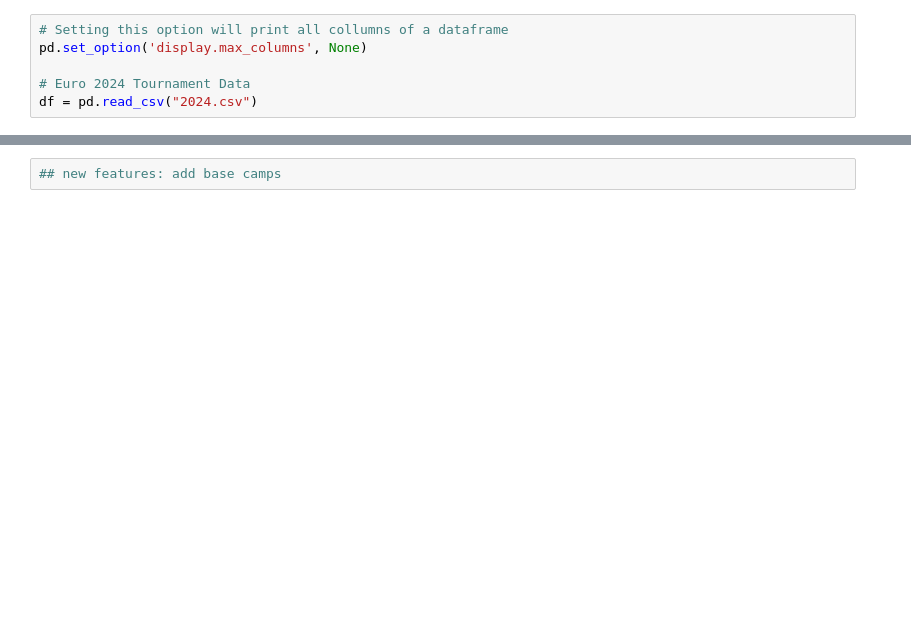
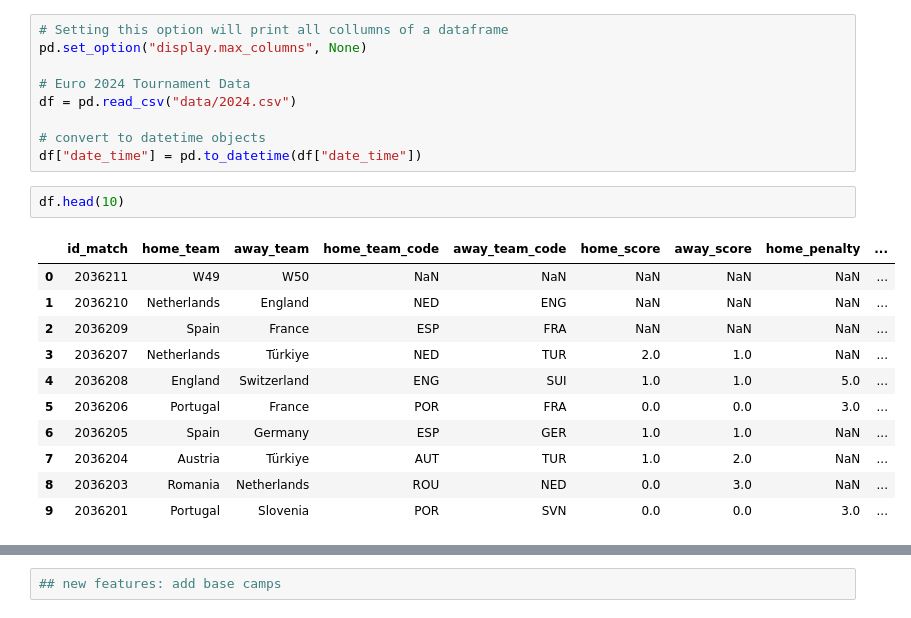
Before and after one commit to markuslangus/euro2024-data-project, a Jupyter notebook: folium.ipynb, the cells around one changed output, grey strips where cells are left out. Cells and saved outputs as stored; diff of their text form; blank space fills up the shorter version.

```diff
--- a/folium.ipynb
+++ b/folium.ipynb
@@ -3,6 +12,23 @@ import pandas as pd
 # %%
 # Setting this option will print all collumns of a dataframe
-pd.set_option('display.max_columns', None)
+pd.set_option("display.max_columns", None)
 
 # Euro 2024 Tournament Data
-df = pd.read_csv("2024.csv")
+df = pd.read_csv("data/2024.csv")
+
+# convert to datetime objects
+df["date_time"] = pd.to_datetime(df["date_time"])
+# %%
+df.head(10)
+# %% [output]
+|  | id_match | home_team | away_team | home_team_code | away_team_code | home_score | away_score | home_penalty | ... |
+| 0 | 2036211 | W49 | W50 | NaN | NaN | NaN | NaN | NaN | ... |
+| 1 | 2036210 | Netherlands | England | NED | ENG | NaN | NaN | NaN | ... |
+| 2 | 2036209 | Spain | France | ESP | FRA | NaN | NaN | NaN | ... |
+| 3 | 2036207 | Netherlands | Türkiye | NED | TUR | 2.0 | 1.0 | NaN | ... |
+| 4 | 2036208 | England | Switzerland | ENG | SUI | 1.0 | 1.0 | 5.0 | ... |
+| 5 | 2036206 | Portugal | France | POR | FRA | 0.0 | 0.0 | 3.0 | ... |
+| 6 | 2036205 | Spain | Germany | ESP | GER | 1.0 | 1.0 | NaN | ... |
+| 7 | 2036204 | Austria | Türkiye | AUT | TUR | 1.0 | 2.0 | NaN | ... |
+| 8 | 2036203 | Romania | Netherlands | ROU | NED | 0.0 | 3.0 | NaN | ... |
+| 9 | 2036201 | Portugal | Slovenia | POR | SVN | 0.0 | 0.0 | 3.0 | ... |
```
Also changed, not shown: parts of 14 cells of this notebook.
